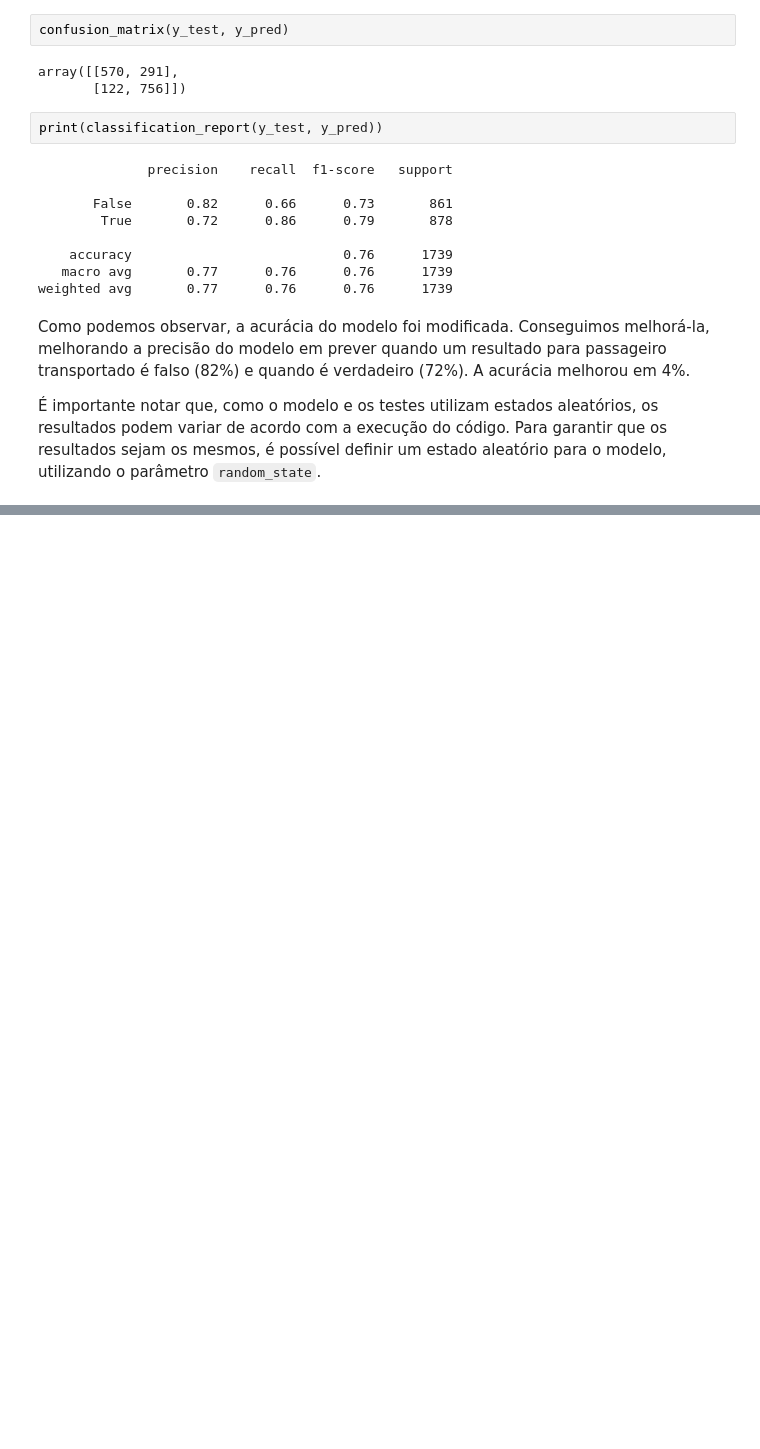
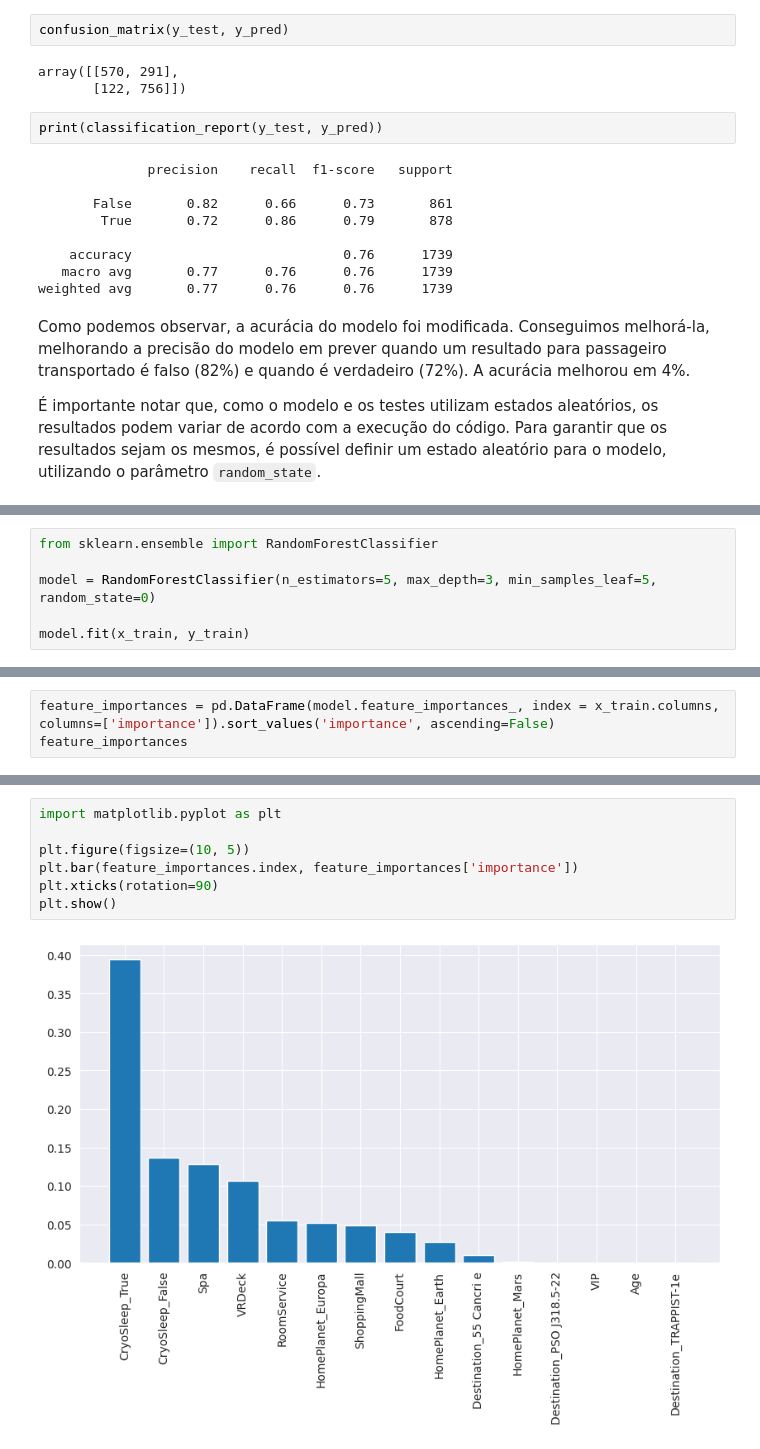
Before and after one commit to thomaschiari/Spaceship-Titanic-Kaggle-Competition, a Jupyter notebook: Spaceship-Titanic.ipynb, the cells around one changed output, grey strips where cells are left out. Cells and saved outputs as stored; diff of their text form; blank space fills up the shorter version.

Commit message:
Random Forest Completo

```diff
--- a/Spaceship-Titanic.ipynb
+++ b/Spaceship-Titanic.ipynb
@@ -369,0 +391,6 @@ Como podemos observar, a acurácia do modelo foi modificada. Conseguimos melhor
+# %%
+from sklearn.ensemble import RandomForestClassifier
+
+model = RandomForestClassifier(n_estimators=5, max_depth=3, min_samples_leaf=5, random_state=0)
+
+model.fit(x_train, y_train)
@@ -369,0 +421,3 @@ Como podemos observar, a acurácia do modelo foi modificada. Conseguimos melhor
+# %%
+feature_importances = pd.DataFrame(model.feature_importances_, index = x_train.columns, columns=['importance']).sort_values('importance', ascending=False)
+feature_importances
@@ -369,0 +441,9 @@ Como podemos observar, a acurácia do modelo foi modificada. Conseguimos melhor
+# %%
+import matplotlib.pyplot as plt
+
+plt.figure(figsize=(10, 5))
+plt.bar(feature_importances.index, feature_importances['importance'])
+plt.xticks(rotation=90)
+plt.show()
+# %% [output]
+[figure, added]
```
Also changed, not shown: parts of 27 cells of this notebook, 1 other file.
